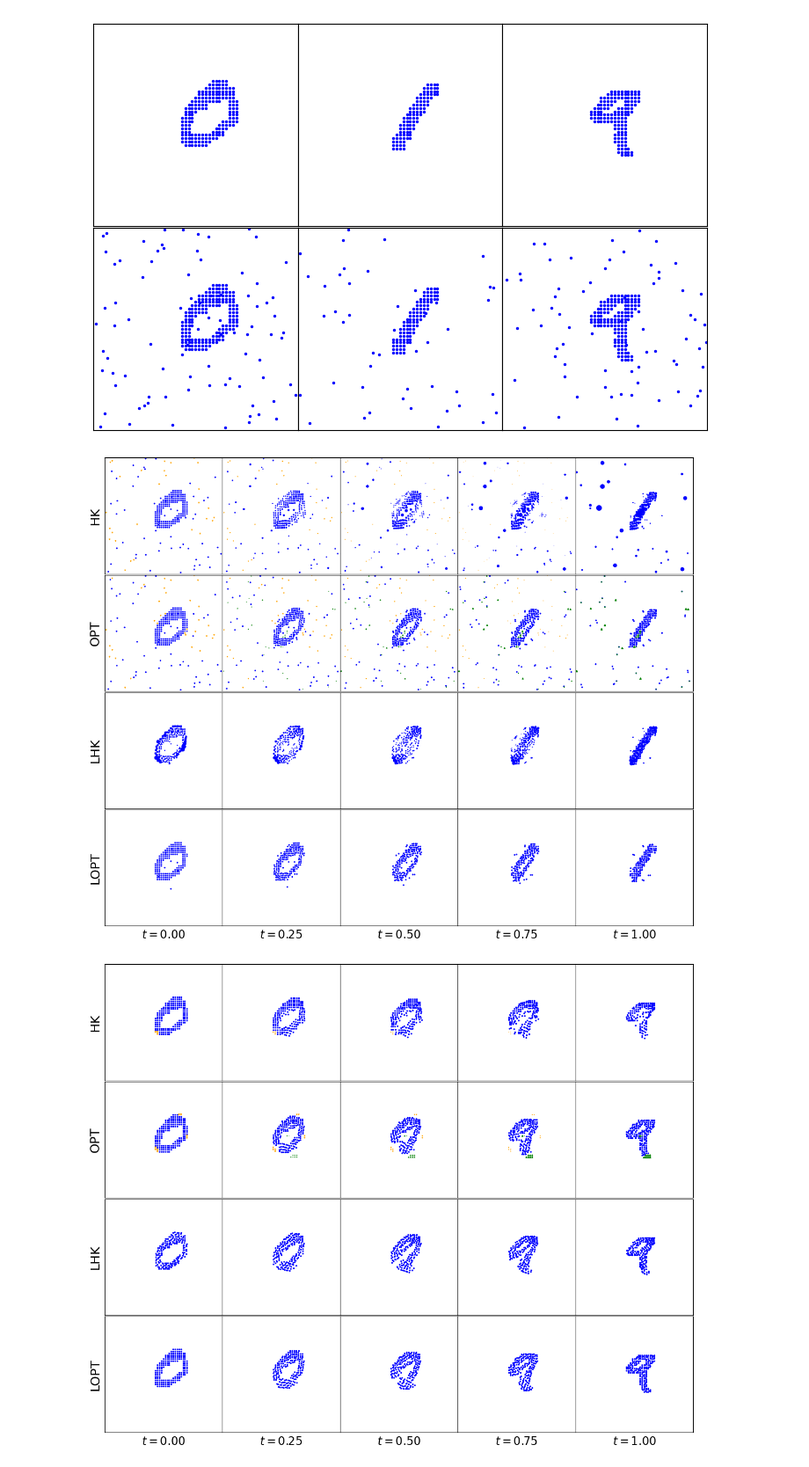
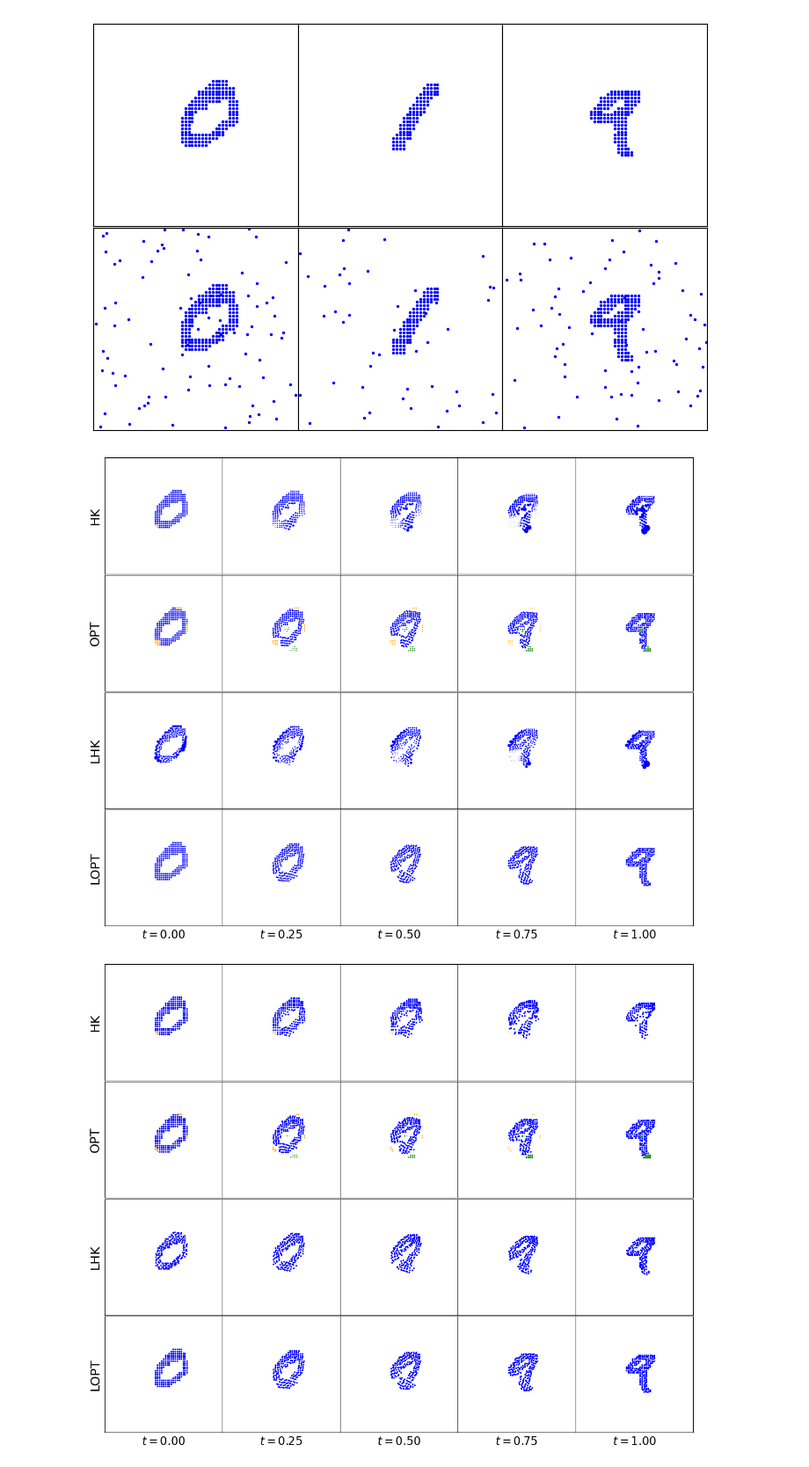
Before and after one commit to yikun-baio/LinearOPT, a Jupyter notebook: HK_interporlation.ipynb, the cells around one changed output. Shown: that part at 88% size. Saved outputs shown, nothing was run; the diff lists cells and outputs as text; code cells hidden in the pictures.

```diff
--- a/HK_interporlation.ipynb
+++ b/HK_interporlation.ipynb
@@ -558,7 +558,7 @@ plt.savefig('experiment/Rebuttal/digit_data.png',bbox_inches='tight',dpi=200)
 [figure]
 # %%
 MNIST_data=torch.load('experiment/data/MNIST/geodesic1.pt')
-data_list=MNIST_data['0.5']
+data_list=MNIST_data['0']
 
 Xi_list=list()
 pi_list=list()
@@ -569,11 +569,11 @@ for (i,data) in enumerate(data_list):
     pi_list.append(data[:,3])
     N_list[i]=data[:,0:2].shape[0]
 # %%
-label='0-9.noise.weight'
+label='0-9.clean.weight'
 X1=Xi_list[0]
-X2=Xi_list[1]
+X2=Xi_list[2]
 mu1=pi_list[0]
-mu2=pi_list[1]
+mu2=pi_list[2]
 mu0=p0
 
 K=5
@@ -607,8 +607,8 @@ for j,t in enumerate(tList):
     mu_d=mu_a[np.invert(D)]
     X_t=X_a[D]
     X_d=X_a[np.invert(D)]
-    #X_c=X2[nuPerp>0]
-    #mu_c=nuPerp[nuPerp>0]*t**2
+    X_c=X2[nuPerp>0]
+    mu_c=nuPerp[nuPerp>0]*t**2
     if mu_t.shape[0]>0:
         ax[i,j].scatter(X_t[:,0],X_t[:,1],s=mu_t**2*scaling,color='blue',marker='o')
         #ax[i,j].scatter(X_t[:,0],X_t[:,1],s=1*scaling,color='blue',marker='o',alpha=0.1)
@@ -616,7 +616,7 @@ for j,t in enumerate(tList):
         ax[i,j].scatter(X_d[:,0],X_d[:,1],s=mu_d**2*scaling,color='orange',marker='v')
         #ax[i,j].scatter(X_d[:,0],X_d[:,1],s=1*scaling,color='orange',marker='v',alpha=0.1)
     if mu_c.shape[0]>0:
-       ax[i,j].scatter(X_c[:,0],X_c[:,1],s=mu_c**2*scaling,color='green',marker='^')
+        ax[i,j].scatter(X_c[:,0],X_c[:,1],s=mu_c**2*scaling,color='green',marker='^')
         #ax[i,j].scatter(X_c[:,0],X_c[:,1],s=1*scaling,color='green',marker='^',alpha=0.1)
     ax[i,j].set_xlim([-20,40])
     ax[i,j].set_ylim([-20,40])
@@ -720,34 +720,34 @@ for j,t in enumerate(tList):
     mu_d=p_d*(1-t)
     mu_c=p_c*t
     if mu_t.shape[0]>0:
         ax[i,j].scatter(X_t[:,0],X_t[:,1],s=mu_t**2*scaling,color='blue',marker='o')
         #ax[i,j].scatter(X_t[:,0],X_t[:,1],s=1*scaling,color='blue',marker='o',alpha=0.1)
     if mu_d.shape[0]>0 and np.sum(mu_d)>0:
         ax[i,j].scatter(X_d[:,0],X_d[:,1],s=mu_d**2*scaling,color='orange',marker='v')
         #ax[i,j].scatter(X_d[:,0],X_d[:,1],s=1*scaling,color='orange',marker='v',alpha=0.1)
     if mu_c.shape[0]>0 and np.sum(mu_c)>0:
         ax[i,j].scatter(X_c[:,0],X_c[:,1],s=mu_c**2*scaling,color='green',marker='^')
         #ax[i,j].scatter(X_c[:,0],X_c[:,1],s=1*scaling,color='green',marker='^',alpha=0.1)
 
     ax[i,j].set_xlim([-20,40])
     ax[i,j].set_ylim([-20,40])
     ax[i,j].tick_params(left = False, right = False , labelleft = False ,labelbottom = False, bottom = False)
     if j==0:
         ax[i,j].set_ylabel('LOPT',rotation=90,fontsize=18)
 
 
     ax[i,j].set_xlabel(r'$t=%0.2f$'%t,fontsize=16)
 
 
 #fig.add_artist(plt.Line2D((0, 1), (0.495,0.495), color='black', linewidth=2, transform=fig.transFigure))
 plt.subplots_adjust(wspace=0, hspace=0.01)
 plt.savefig('experiment/Rebuttal/'+label+'.png',bbox_inches='tight')
 
 plt.show()
 
 #torch.save(result,'experiment/Fig1/result_2d.pt')
 # %% [output]
-[figure, old version]
+[figure, new version]
 # %%
 label='0-9.clean.uni.'
 X1=Xi_list[0]
```
Also changed, not shown: 2 other files.
